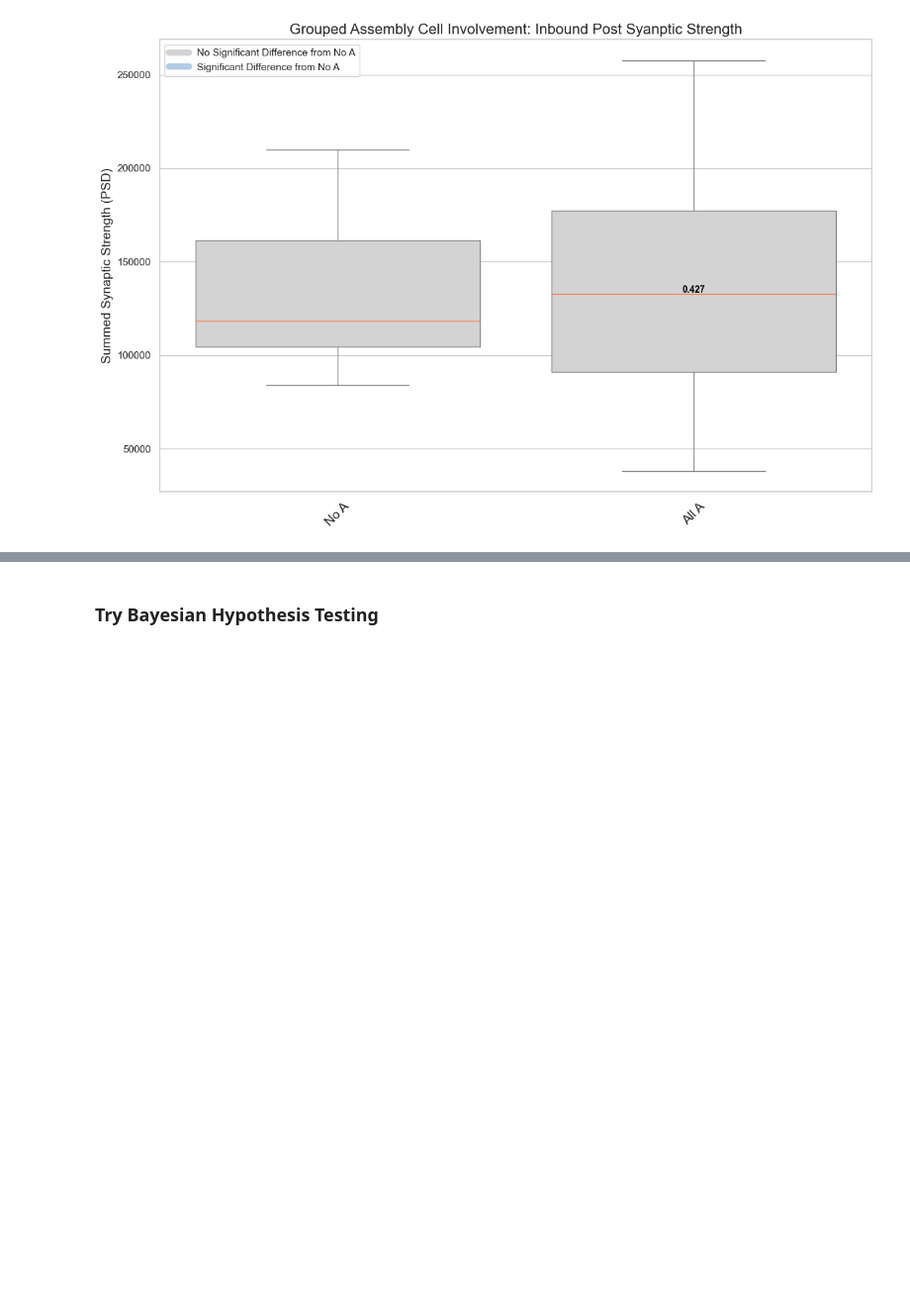
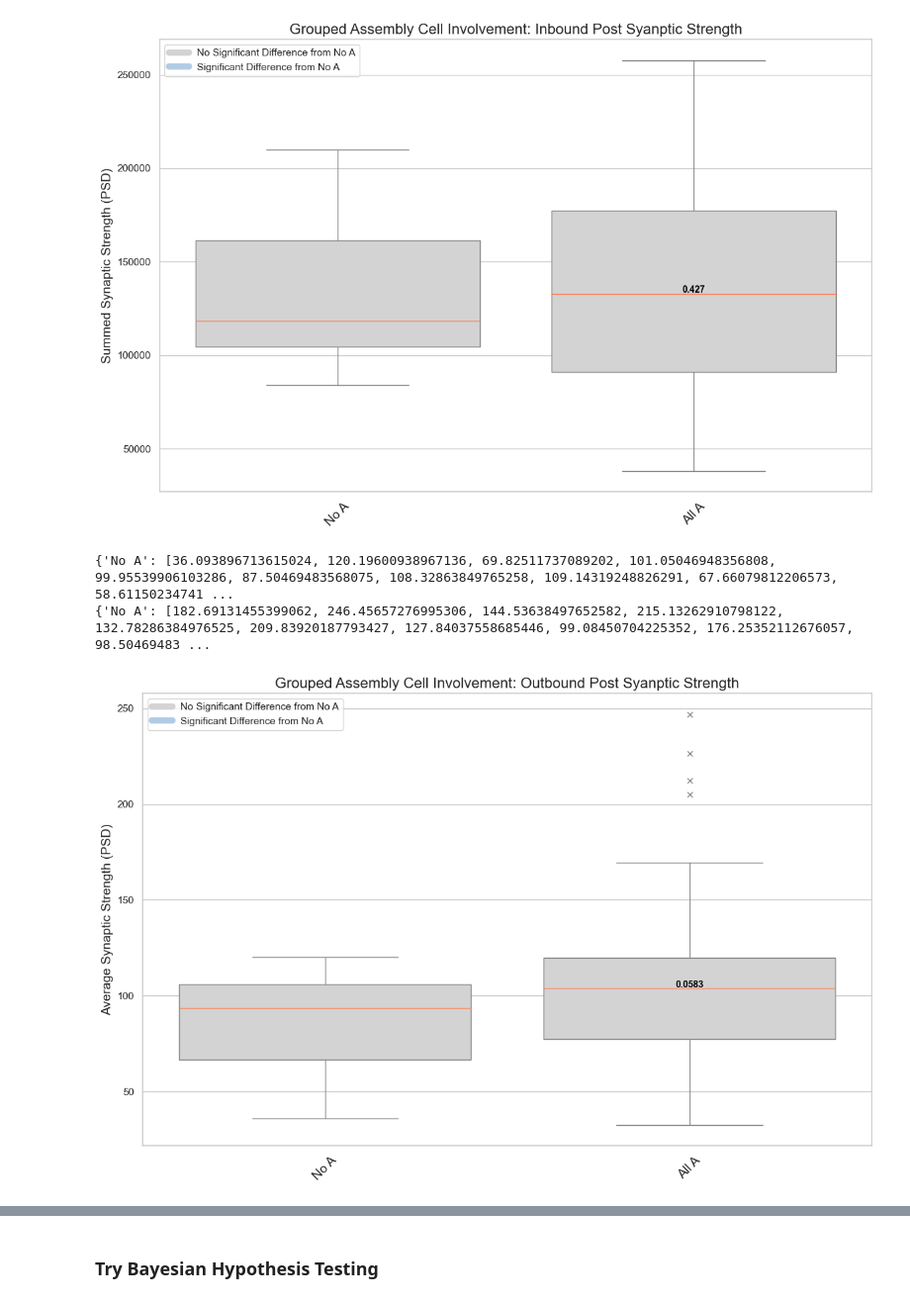
Before and after one commit to Jawagnercarena/Assembly_Organization, a Jupyter notebook: AssemblyPaperFigures/FigureCode/Figure5/Figure5.ipynb, the cells around one changed output, grey strips where cells are left out. Shown at 99% size. Saved outputs shown, nothing was run; the diff lists cells and outputs as text; code cells hidden in the pictures; blank space fills up the shorter version.

```diff
--- a/AssemblyPaperFigures/FigureCode/Figure5/Figure5.ipynb
+++ b/AssemblyPaperFigures/FigureCode/Figure5/Figure5.ipynb
@@ -722,7 +785,7 @@ No Empirical Testing Performed. Assembly A 15 has less than 5 coregistered cells
  0.77979965 0.67828558 0.5       ]
 [figure]
 # %%
-# Produce Counts for Grouped Inbound and Outbound Connections
+# Produce Counts for Grouped Inbound and Outbound Summed PSD Size
 assembly_connectome_indexes = []
 no_assembly_connectome_indexes = []
 for key, val in mappings['assemblies_by_connectome_index'].items():
@@ -731,18 +794,18 @@ for key, val in mappings['assemblies_by_connectome_index'].items():
     else:
         assembly_connectome_indexes.append(key)
 
-grouped_outbound_psd_first_order_connections = {'No A': [], "All A": []}
-grouped_inbound_psd_first_order_connections = {'No A': [], "All A": []}
+grouped_outbound_summed_psd_first_order_connections = {'No A': [], "All A": []}
+grouped_inbound_summed_psd_first_order_connections = {'No A': [], "All A": []}
 
 for connectome_id in no_assembly_connectome_indexes:
-    grouped_outbound_psd_first_order_connections['No A'].append(np.sum(adjacency_matrix_psd[connectome_id,:]))
-    grouped_inbound_psd_first_order_connections['No A'].append(np.sum(adjacency_matrix_psd[:, connectome_id]))
+    grouped_outbound_summed_psd_first_order_connections['No A'].append(np.sum(adjacency_matrix_psd[connectome_id,:]))
+    grouped_inbound_summed_psd_first_order_connections['No A'].append(np.sum(adjacency_matrix_psd[:, connectome_id]))
 for connectome_id in assembly_connectome_indexes:
-    grouped_outbound_psd_first_order_connections['All A'].append(np.sum(adjacency_matrix_psd[connectome_id,:]))
-    grouped_inbound_psd_first_order_connections['All A'].append(np.sum(adjacency_matrix_psd[:, connectome_id]))
+    grouped_outbound_summed_psd_first_order_connections['All A'].append(np.sum(adjacency_matrix_psd[connectome_id,:]))
+    grouped_inbound_summed_psd_first_order_connections['All A'].append(np.sum(adjacency_matrix_psd[:, connectome_id]))
 
-print(grouped_outbound_psd_first_order_connections)
-print(grouped_inbound_psd_first_order_connections)
+print(grouped_outbound_summed_psd_first_order_connections)
+print(grouped_inbound_summed_psd_first_order_connections)
 # %% [output]
 {'No A': [30752.0, 102407.0, 59491.0, 86095.0, 85162.0, 74554.0, 92296.0, 92990.0, 57647.0, 49937.0, 89489.0, 54199.0], 'All A': [174644.0, 87355.0, 92140.0, 95109.0, 47822.0, 192969.0, 109017.0, 1030 ...
 {'No A': [155653.0, 209981.0, 123145.0, 183293.0, 113131.0, 178783.0, 108920.0, 84420.0, 150168.0, 83926.0, 92782.0, 108431.0], 'All A': [257803.0, 65163.0, 211603.0, 131866.0, 224313.0, 152530.0, 133 ...
@@ -770,3 +835,32 @@ produce_first_order_connections_plot(input_connections_dict = grouped_inbound_ps
                                      fdr_correction = True)
 # %% [output]
 [figure]
+# %%
+grouped_outbound_average_psd_first_order_connections = {'No A': [], "All A": []}
+grouped_inbound_average_psd_first_order_connections = {'No A': [], "All A": []}
+
+for connectome_id in no_assembly_connectome_indexes:
+    grouped_outbound_average_psd_first_order_connections['No A'].append(np.mean(adjacency_matrix_psd[connectome_id,:]))
+    grouped_inbound_average_psd_first_order_connections['No A'].append(np.mean(adjacency_matrix_psd[:, connectome_id]))
+for connectome_id in assembly_connectome_indexes:
+    grouped_outbound_average_psd_first_order_connections['All A'].append(np.mean(adjacency_matrix_psd[connectome_id,:]))
+    grouped_inbound_average_psd_first_order_connections['All A'].append(np.mean(adjacency_matrix_psd[:, connectome_id]))
+
+print(grouped_outbound_average_psd_first_order_connections)
+print(grouped_inbound_average_psd_first_order_connections)
+# %% [output]
+{'No A': [36.093896713615024, 120.19600938967136, 69.82511737089202, 101.05046948356808, 99.95539906103286, 87.50469483568075, 108.32863849765258, 109.14319248826291, 67.66079812206573, 58.61150234741 ...
+{'No A': [182.69131455399062, 246.45657276995306, 144.53638497652582, 215.13262910798122, 132.78286384976525, 209.83920187793427, 127.84037558685446, 99.08450704225352, 176.25352112676057, 98.50469483 ...
+# %%
+## Produce Grouped Outbound AveragePSD First-Order Connections Plot
+produce_first_order_connections_plot(input_connections_dict = grouped_outbound_average_psd_first_order_connections,
+                                     directionality = "Outbound",
+                                     summed_psd = False,
+                                     average_psd = True,
+                                     prob = False,
+                                     intragroup = False,
+                                     grouped = True,
+                                     show_p_vals = True,
+                                     fdr_correction = True)
+# %% [output]
+[figure, added]
```
Also changed, not shown: parts of 19 cells of this notebook, 10 other files.
